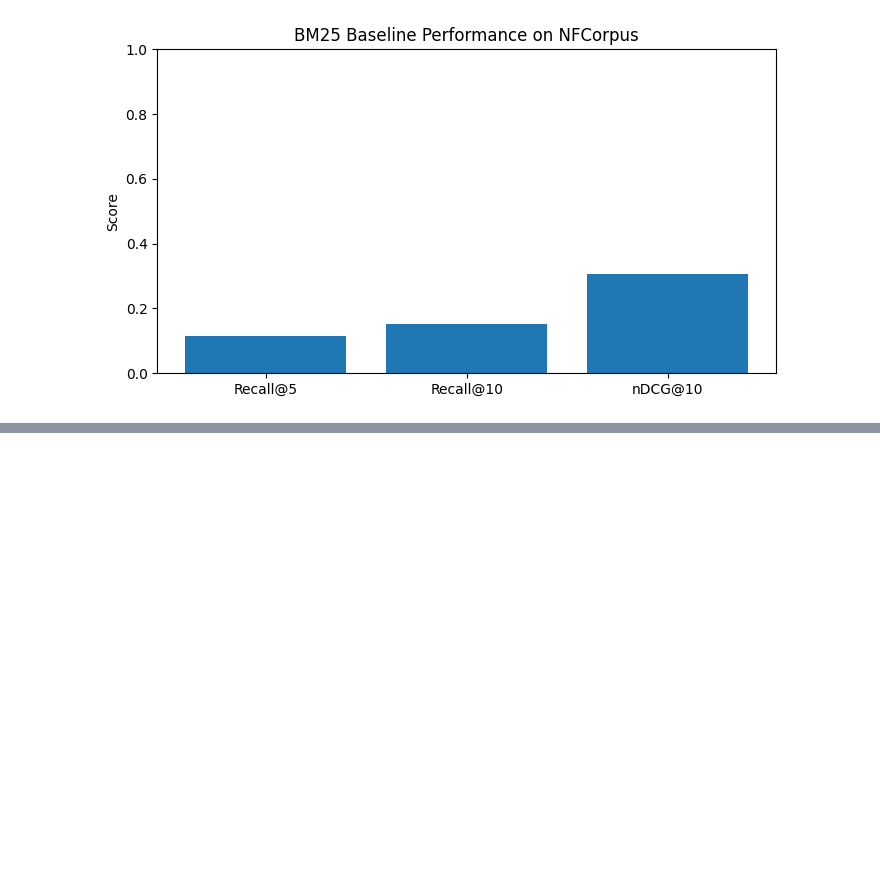
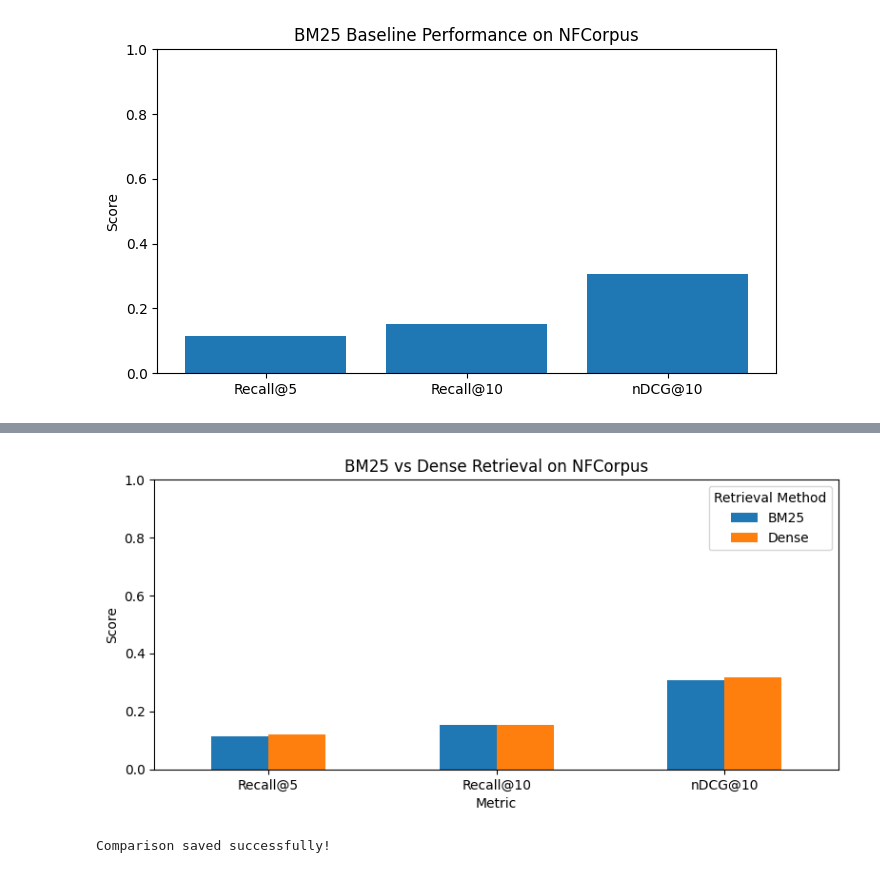
Before and after one commit to rachana1707-S/Adaptive-MedRAG, a Jupyter notebook: notebooks/01_retrieval.ipynb, the cells around one changed output, grey strips where cells are left out. Saved outputs shown, nothing was run; the diff lists cells and outputs as text; code cells hidden in the pictures; blank space fills up the shorter version.

Commit message:
Implement dense retrieval using Sentence Transformers

```diff
--- a/notebooks/01_retrieval.ipynb
+++ b/notebooks/01_retrieval.ipynb
@@ -605,0 +845,15 @@ files.download("results/bm25_metrics.png")
+# %%
+# Calculating the average metrics across the test queries
+
+dense_summary = dense_evaluation_df[
+    ["recall_5", "recall_10", "ndcg_10", "search_time_ms"]
+].mean()
+
+print("Dense Retrieval Results")
+print("-----------------------")
+
+print("Recall@5:", round(dense_summary["recall_5"], 4))
+print("Recall@10:", round(dense_summary["recall_10"], 4))
+print("nDCG@10:", round(dense_summary["ndcg_10"], 4))
+print("Average search time:",
+      round(dense_summary["search_time_ms"], 2), "ms")
@@ -605,0 +917,39 @@ files.download("results/bm25_metrics.png")
+# %%
+# Creating a bar chart to compare retrieval scores
+# Search time is not included because it uses milliseconds
+
+import matplotlib.pyplot as plt
+
+plot_df = comparison.iloc[:3].set_index("Metric")
+
+ax = plot_df.plot(
+    kind="bar",
+    figsize=(8, 4),
+    rot=0
+)
+
+plt.title("BM25 vs Dense Retrieval on NFCorpus")
+plt.ylabel("Score")
+plt.ylim(0, 1)
+plt.legend(title="Retrieval Method")
+plt.tight_layout()
+
+plt.savefig(
+    RESULTS_DIR / "bm25_vs_dense.png",
+    dpi=150
+)
+
+plt.show()
+# %% [output]
+[figure, added]
+# %%
+# Saving the comparison table for our report
+
+comparison.to_csv(
+    RESULTS_DIR / "bm25_vs_dense.csv",
+    index=False
+)
+
+print("Comparison saved successfully!")
+# %% [output]
+Comparison saved successfully!
```
Also changed, not shown: parts of 13 cells of this notebook.
